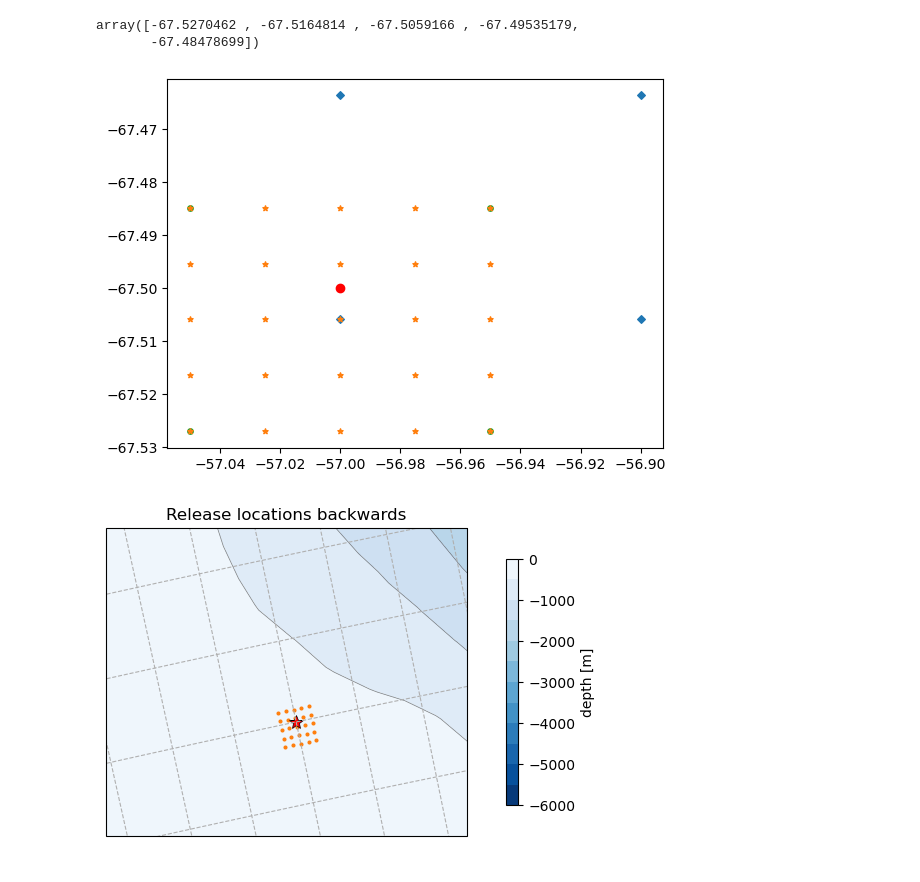
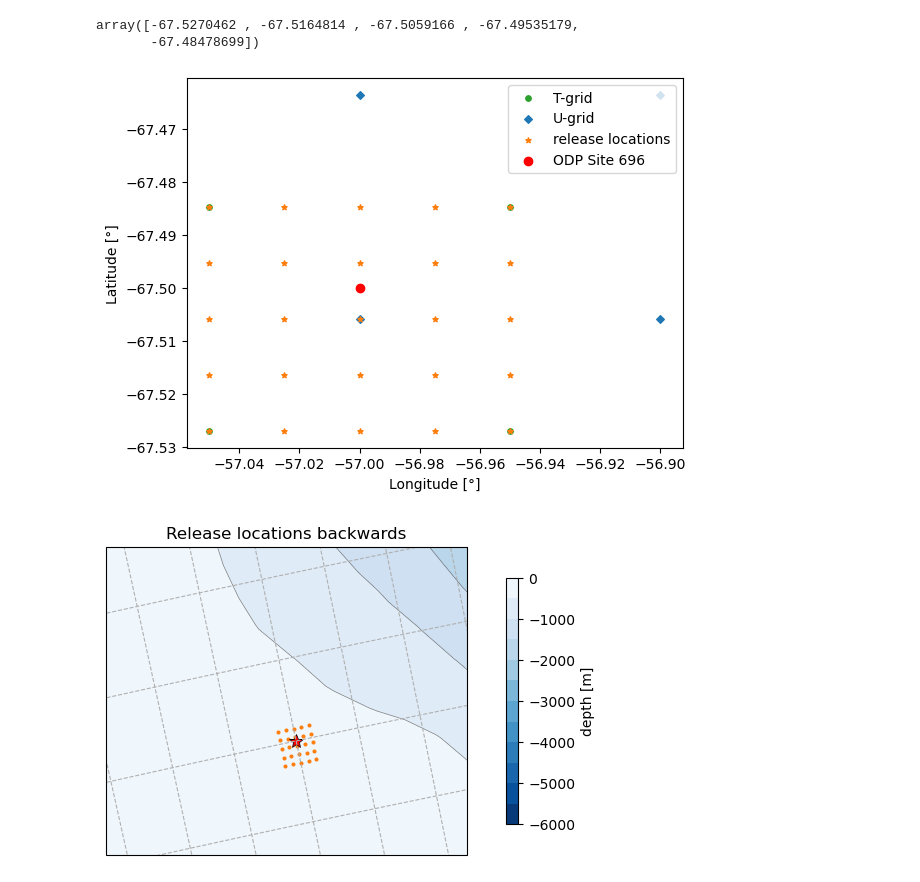
Before and after one commit to OceanParcels/MeltingIcebergs, a Jupyter notebook: preparation_files/ReleaseLocations.ipynb, the cells around one changed output. Cells and saved outputs as stored; diff of their text form; code cells hidden in the pictures.

Commit message:
Updated paths

```diff
--- a/preparation_files/ReleaseLocations.ipynb
+++ b/preparation_files/ReleaseLocations.ipynb
@@ -151,0 +65,3 @@ x696-1., y696-0.5
+# %%
+### Base path to files
+base_path = '{path_to_main_folder}'
@@ -152 +100,13 @@ x696-1., y696-0.5
+# %%
+### Prepare bathymetric data
+
+# Load data Nooteboom et al. (2022)
+topo = xr.open_dataset(base_path + '{path_to_created_bathymetry}/adapted_bathymetry.nc')
+
+# Load latitudes, longitudes and bathymetry
+latst = topo.variables['T_LAT_2D'][:,:]
+lonst = topo.variables['T_LON_2D'][:,:]
+latsu = topo.variables['U_LAT_2D'][:,:]
+lonsu = topo.variables['U_LON_2D'][:,:]
+bathy = topo.variables['Bathymetry'][:,:]
 # %% [markdown]
@@ -555,10 +454,14 @@ np.linspace(lats[409,279].data, lats[410,280].data, 5)
 array([-67.5270462 , -67.5164814 , -67.5059166 , -67.49535179,
        -67.48478699])
 # %%
-plt.scatter(lons[409:411,279:281], lats[409:411,279:281], color='tab:green', marker='o', s=15)
-plt.scatter(lonsu[409:411,279:281], latsu[409:411,279:281], color='tab:blue', marker='D', s=15)
-plt.scatter(lonsib, latsib, color='tab:orange', marker='*', s=15)
-plt.scatter(x696, y696, color='r');
+### Plot 25 backwards points
+plt.scatter(lonst[409:411,279:281], latst[409:411,279:281], color='tab:green', marker='o', s=15, label='T-grid')
+plt.scatter(lonsu[409:411,279:281], latsu[409:411,279:281], color='tab:blue',  marker='D', s=15, label='U-grid')
+plt.scatter(lons_bw, lats_bw, color='tab:orange', marker='*', s=15, label='release locations')
+plt.scatter(x696_le, y696_le, color='r', label='ODP Site 696')
+plt.legend()
+plt.xlabel('Longitude [°]')
+plt.ylabel('Latitude [°]');
 # %% [output]
-[figure, old version]
+[figure, new version]
 # %%
```
Also changed, not shown: parts of 66 cells of this notebook, 11 other files.
